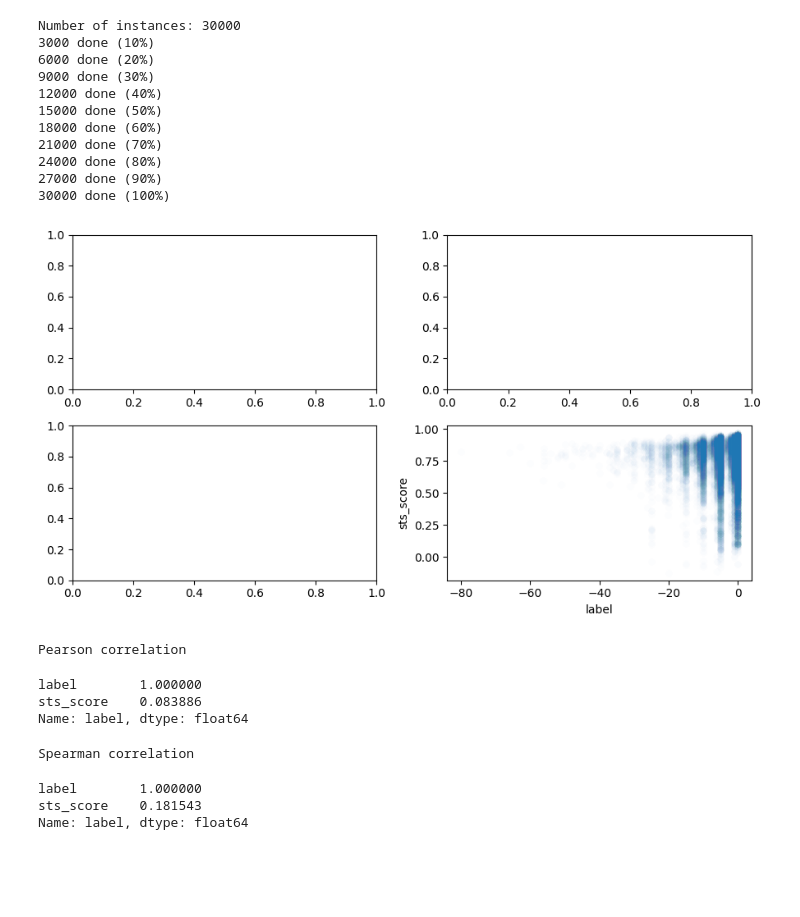
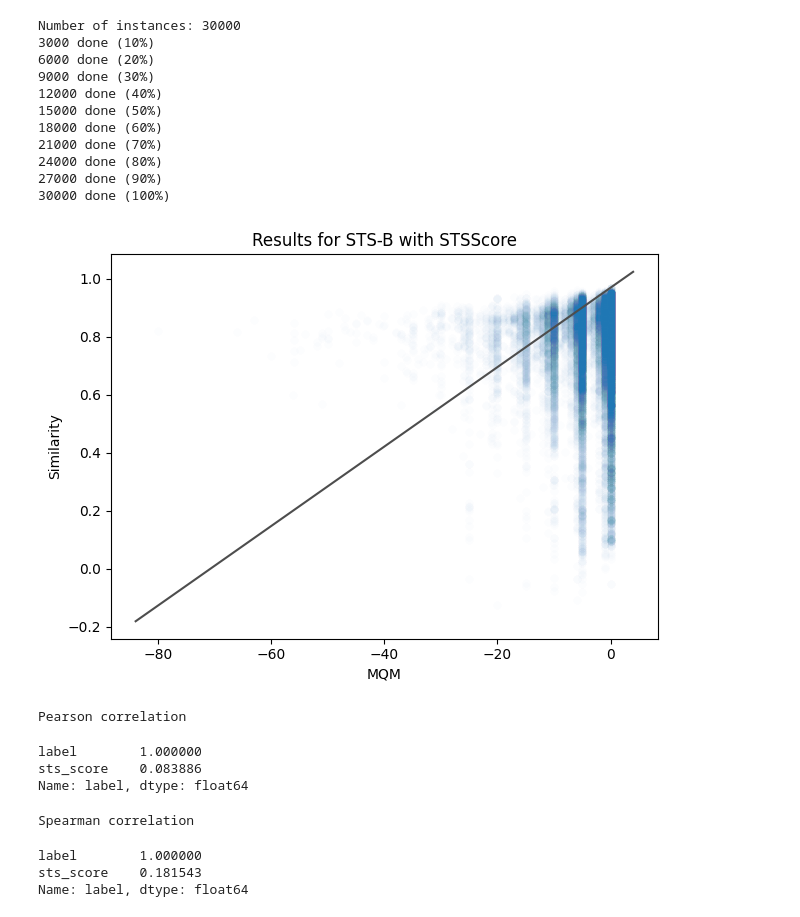
Before and after one commit to aieng-lab/stsscore, a Jupyter notebook: bert-base-ablation.ipynb, the cells around one changed output. Saved outputs shown, nothing was run; the diff lists cells and outputs as text; code cells hidden in the pictures; blank space fills up the shorter version.

```diff
--- a/bert-base-ablation.ipynb
+++ b/bert-base-ablation.ipynb
@@ -284,21 +280,21 @@ Number of instances: 30000
 27000 done (90%)
 30000 done (100%)
 # %%
-fig, axes = plt.subplots(2, 2, figsize=(9, 5))
-sns.scatterplot(x="label", y="sts_score", data=scores_wmt22, alpha=0.01, ax=axes[1,1])
+ax = sns.scatterplot(x="label", y="sts_score", data=scores_wmt22, alpha=0.01)
 draw_diagonal(ax)
 ax.set_ylabel("Similarity")
 ax.set_xlabel("MQM")
 ax.set_title("Results for STS-B with STSScore")
-fig.tight_layout()
+plt.tight_layout()
+plt.savefig('plots/wmt_bertbase.pdf', bbox_inches='tight')
 plt.show()
 
 print('Pearson correlation')
 display(scores_wmt22[['label', 'sts_score']].corr(method='pearson')['label'])
 print('Spearman correlation')
 display(scores_wmt22[['label', 'sts_score']].corr(method='spearman')['label'])
 # %% [output]
-[figure, old version]
+[figure, new version]
 Pearson correlation
 label        1.000000
 sts_score    0.083886
```
Also changed, not shown: parts of 7 cells of this notebook, 6 other files.
